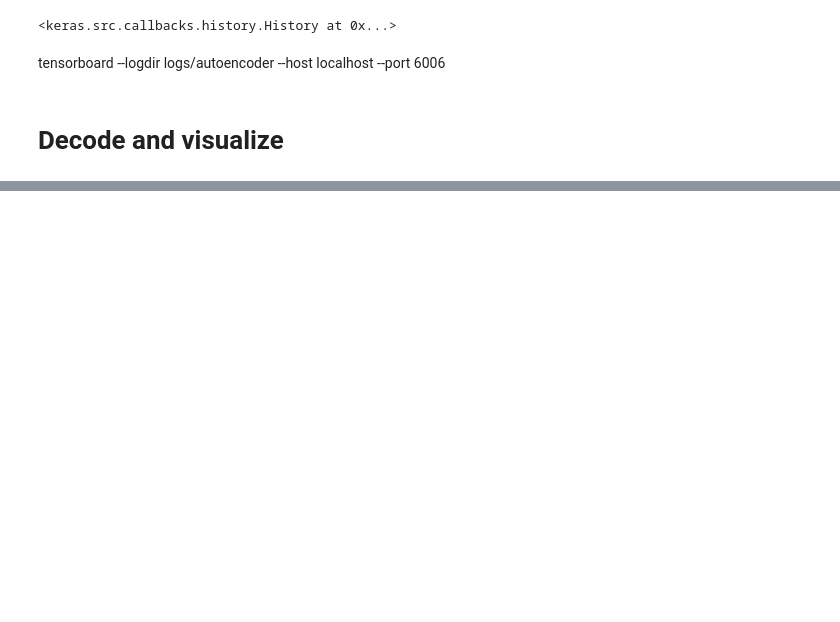
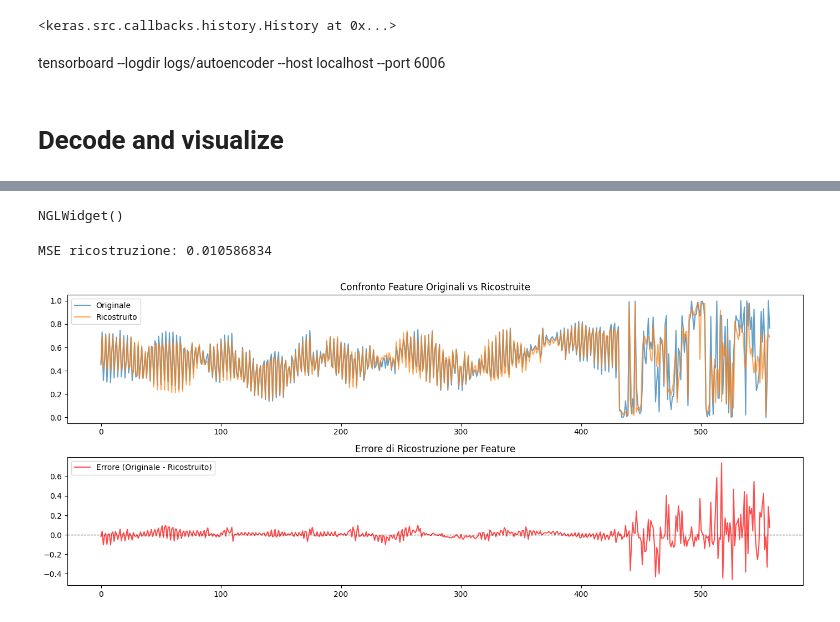
Before and after one commit to tedeschg/ASMSA, a Jupyter notebook: mydev/asmsa_vae.ipynb, the cells around one changed output, grey strips where cells are left out. Saved outputs shown, nothing was run; the diff lists cells and outputs as text; code cells hidden in the pictures; blank space fills up the shorter version.

```diff
--- a/mydev/asmsa_vae.ipynb
+++ b/mydev/asmsa_vae.ipynb
@@ -148,0 +162,9 @@ decoder = autoencoder.get_layer("decoder")
+# %%
+for batch_x, _ in ds_test.take(1):
+    sample_x = batch_x[30]
+    break
+
+sample_x_batch = tf.expand_dims(sample_x, axis=0)
+test = encoder.predict(sample_x_batch)
+
+test
@@ -186,0 +210,45 @@ NGLWidget()
+# %%
+view = nv.show_file('vae_reconstructed.pdb')
+view.clear_representations()
+view.add_line()
+#view.add_cartoon()
+view.center()
+view
+# %% [output]
+NGLWidget()
+# %%
+mse = np.mean((s[0] - sample_x.numpy())**2)
+print("MSE ricostruzione:", mse)
+# %% [output]
+MSE ricostruzione: 0.010586834
+# %%
+import matplotlib.pyplot as plt
+import numpy as np
+
+# Serie originali e ricostruite
+orig = sample_x.numpy()
+recon = s[0]
+
+# Calcolo errore per feature
+error = orig - recon
+
+plt.figure(figsize=(14, 6))
+
+# 1️⃣ Confronto original vs ricostruito
+plt.subplot(2, 1, 1)
+plt.plot(orig, label="Originale", alpha=0.7)
+plt.plot(recon, label="Ricostruito", alpha=0.7)
+plt.title("Confronto Feature Originali vs Ricostruite")
+plt.legend()
+
+# 2️⃣ Errore per feature
+plt.subplot(2, 1, 2)
+plt.plot(error, label="Errore (Originale - Ricostruito)", color="red", alpha=0.7)
+plt.axhline(0, color="black", linestyle="--", linewidth=0.8)
+plt.title("Errore di Ricostruzione per Feature")
+plt.legend()
+
+plt.tight_layout()
+plt.show()
+# %% [output]
+[figure, added]
```
Also changed, not shown: parts of 11 cells of this notebook, 6 other files.
